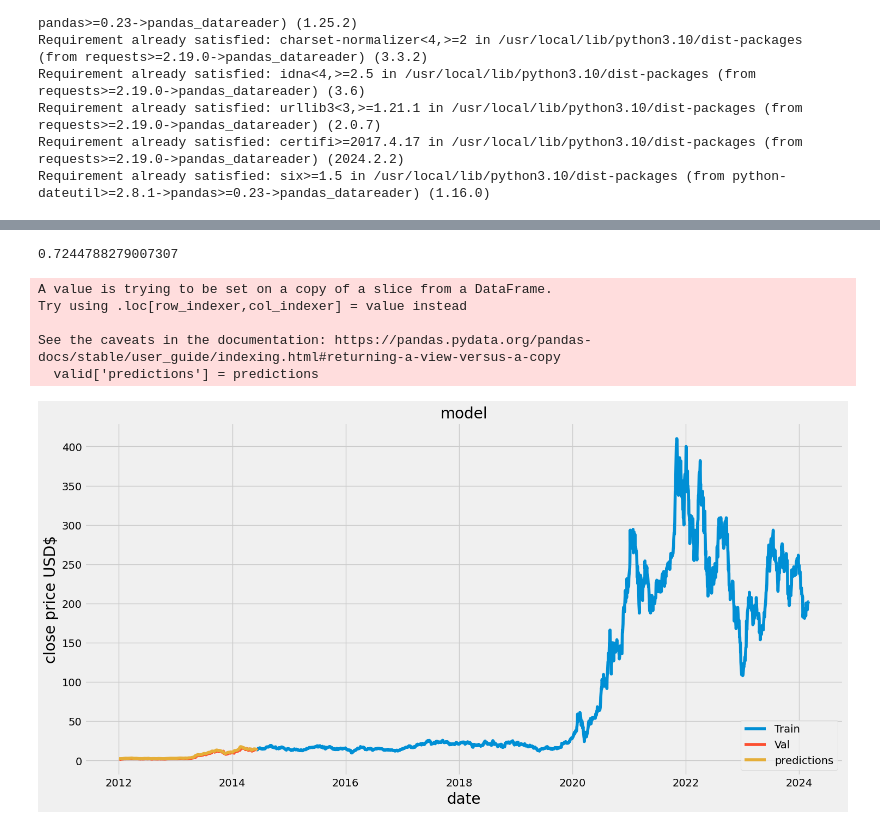
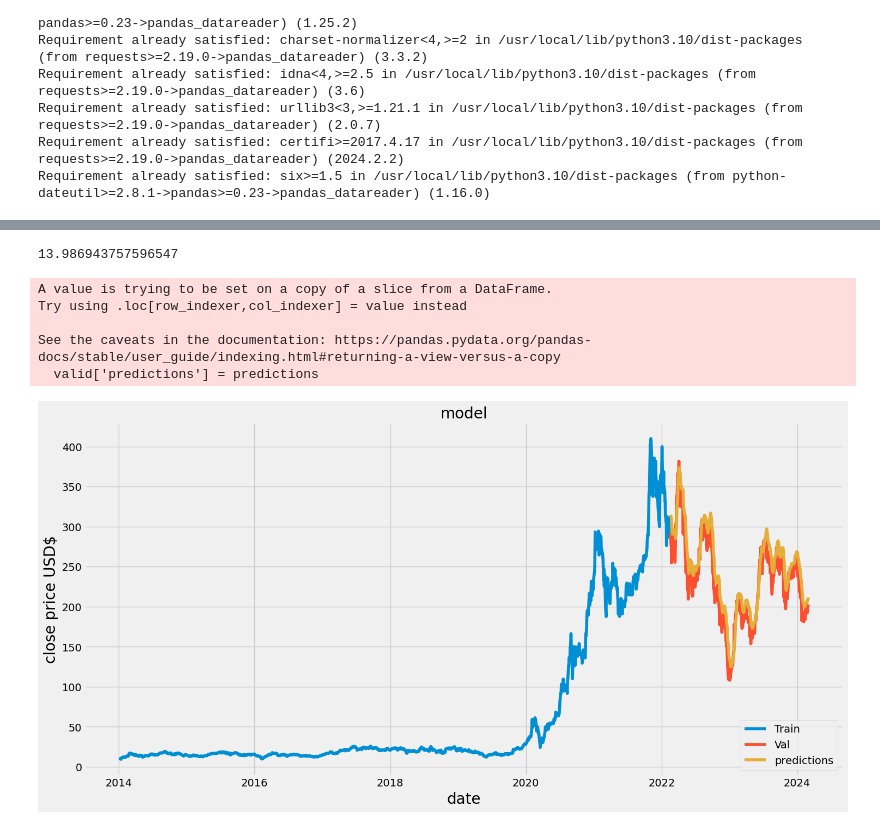
Before and after one commit to jeff0908/stock_predict, a Jupyter notebook: stock_prediction.ipynb, the cells around one changed output, grey strips where cells are left out. Saved outputs shown, nothing was run; the diff lists cells and outputs as text; code cells hidden in the pictures.

```diff
--- a/stock_prediction.ipynb
+++ b/stock_prediction.ipynb
@@ -28,10 +28,11 @@ Requirement already satisfied: certifi>=2017.4.17 in /usr/local/lib/python3.10/d
 Requirement already satisfied: six>=1.5 in /usr/local/lib/python3.10/dist-packages (from python-dateutil>=2.8.1->pandas>=0.23->pandas_datareader) (1.16.0)
 # %%
 #get stock info
-start = '2012-01-01'
+start = '2014-01-01'
 end = '2024-03-01'
 stock = 'TSLA'
 df = web.DataReader(stock, data_source='stooq', start=start, end=end)
+df = df.sort_index(ascending=True)
 #show data
 df
 # %% [output]
@@ -166,25 +167,26 @@ predictions = scaler.inverse_transform(predictions)
 rmse = np.sqrt(np.mean( predictions -y_test) **2)
 rmse
 # %% [output]
-0.7244788279007307
+13.986943757596547
 # %%
 #plot the data
 train = data[:training_data_len]
 valid = data[training_data_len:]
 valid['predictions'] = predictions
+valid.index
 #visualize
 plt.figure(figsize=(16,8))
 plt.title('model')
 plt.xlabel('date', fontsize=20)
 plt.ylabel('close price USD$', fontsize=20)
 plt.plot(train['Close'])
 plt.plot(valid[['Close', 'predictions']])
 plt.legend(['Train','Val','predictions'], loc='lower right')
 plt.show()
 # %% [output]
 A value is trying to be set on a copy of a slice from a DataFrame.
 Try using .loc[row_indexer,col_indexer] = value instead
 
 See the caveats in the documentation: https://pandas.pydata.org/pandas-docs/stable/user_guide/indexing.html#returning-a-view-versus-a-copy
   valid['predictions'] = predictions
-[figure, old version]
+[figure, new version]
```
Also changed, not shown: parts of 9 cells of this notebook.
